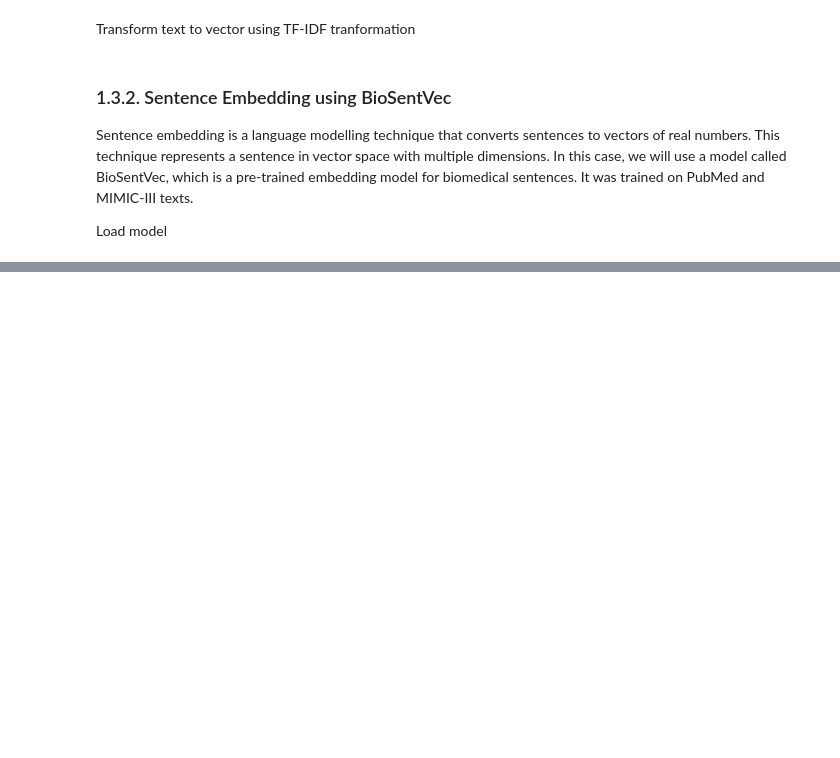
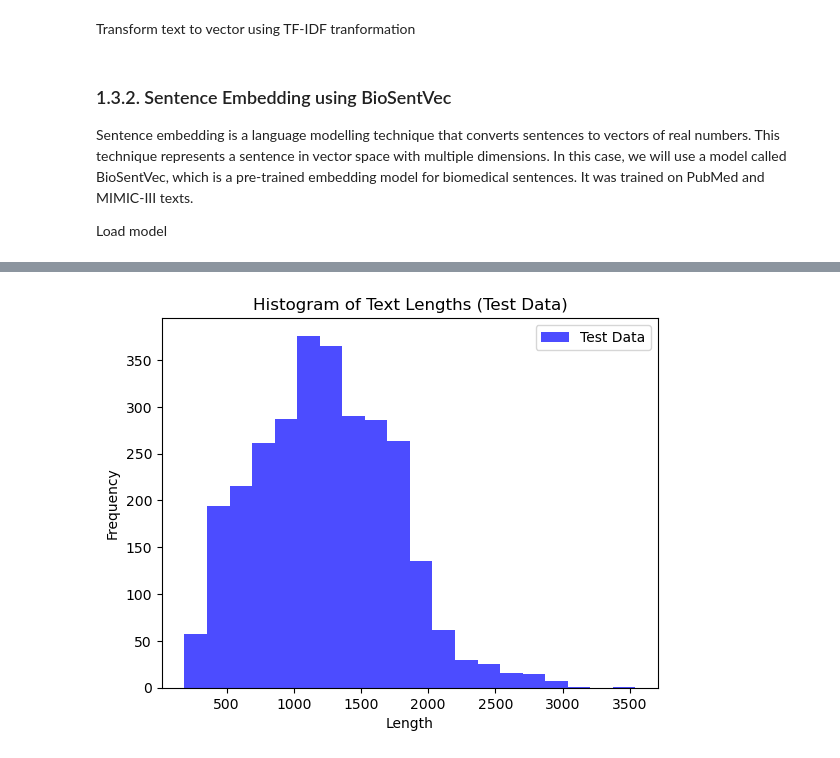
Before and after one commit to drojasca98/Medical-Text-Classification, a Jupyter notebook: python/1_data_exploration.ipynb, the cells around one changed output, grey strips where cells are left out. Drawn from its saved outputs; the diff is of its cells as text; code cells hidden in the pictures; blank space fills up the shorter version.

```diff
--- a/python/1_data_exploration.ipynb
+++ b/python/1_data_exploration.ipynb
@@ -271,0 +445,5 @@ AttributeError: module 'sent2vec' has no attribute 'Sent2vecModel'
+# %%
+# For Raw Testing data
+plot_histogram(test_raw_len, "test")
+# %% [output]
+[figure, added]
```
Also changed, not shown: parts of 14 cells of this notebook.
